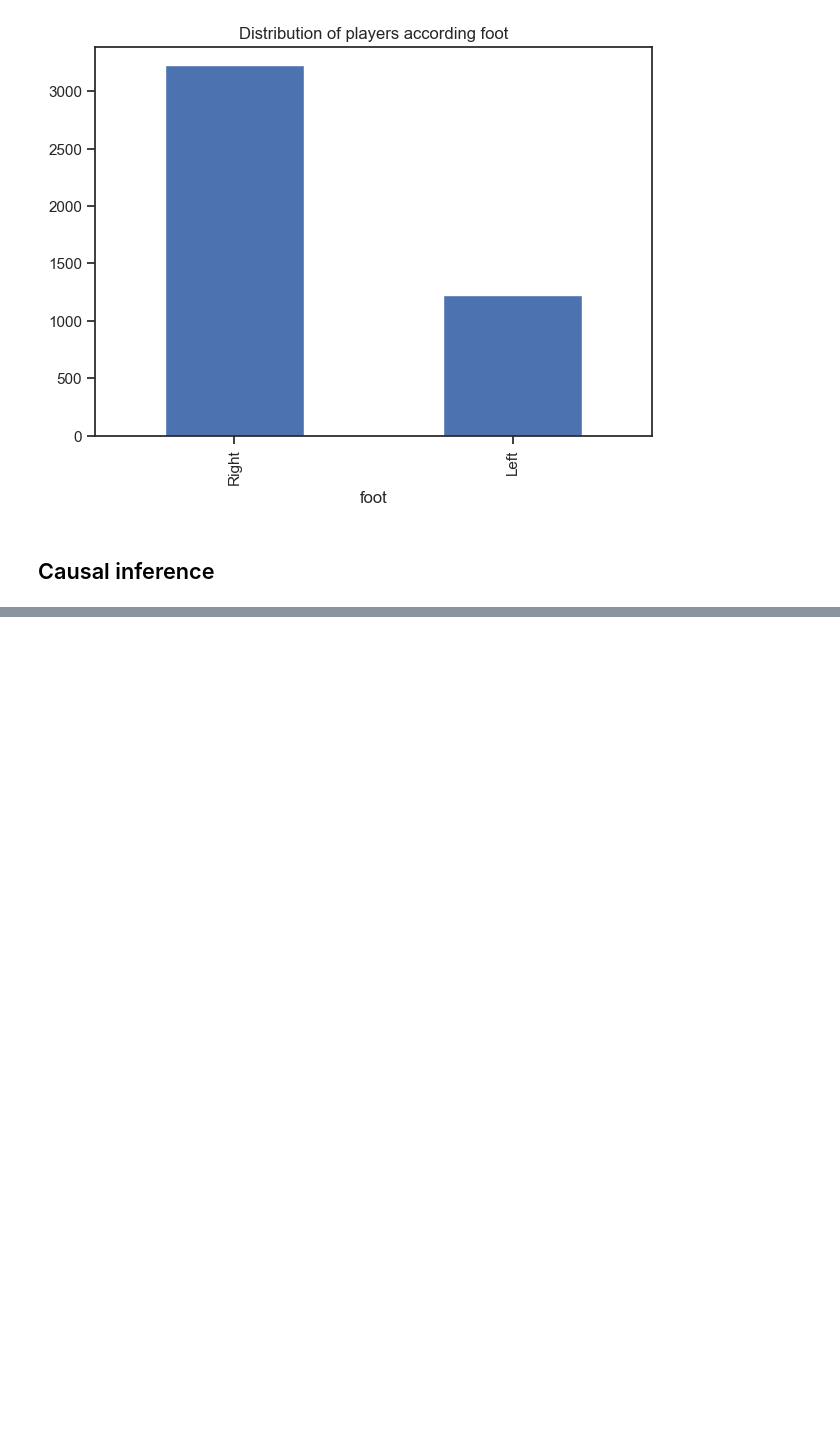
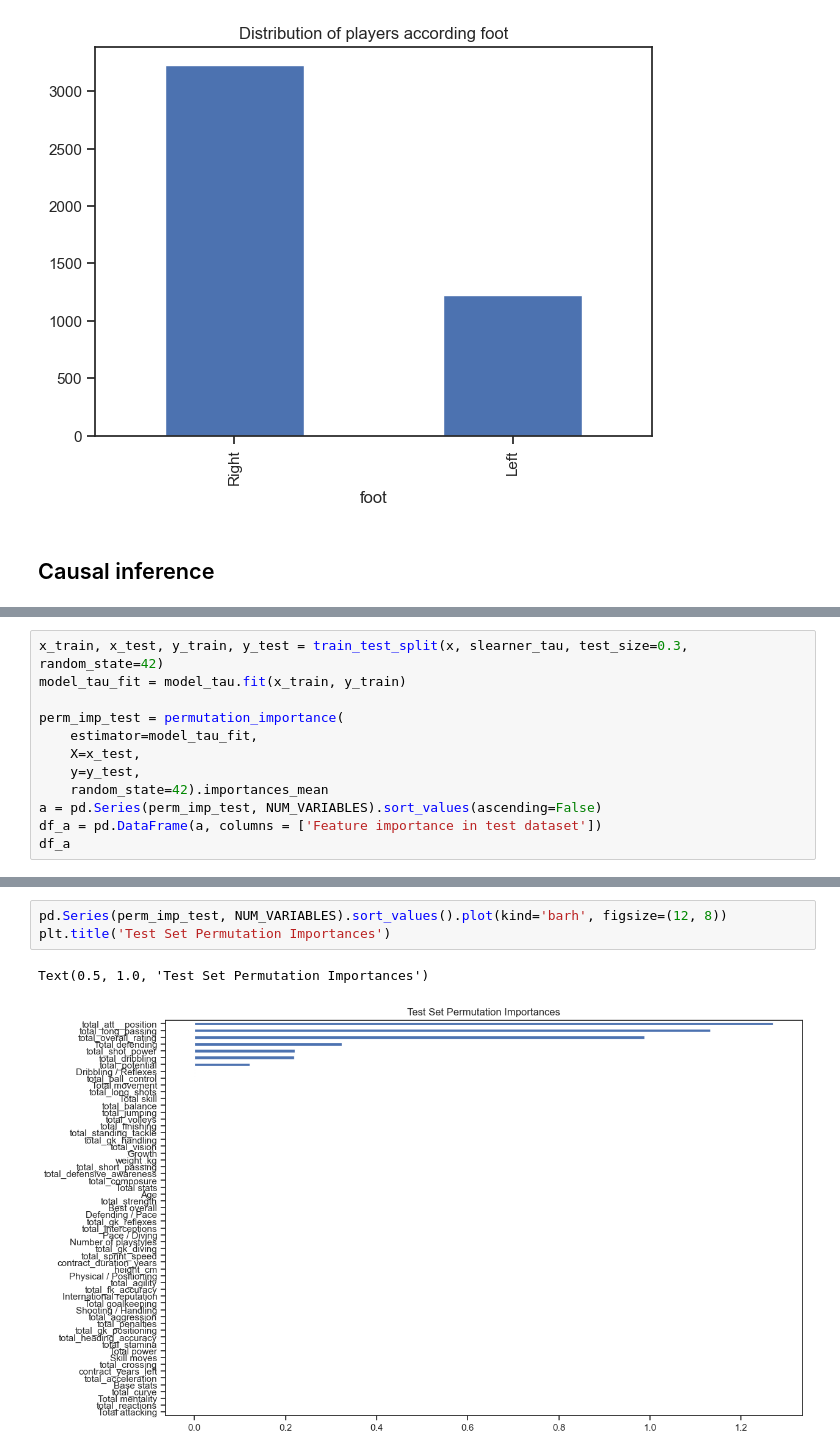
Before and after one commit to aladelca/enterprise_data_science, a Jupyter notebook: causal_inference/causal_inference.ipynb, the cells around one changed output, grey strips where cells are left out. Drawn from its saved outputs; the diff is of its cells as text; blank space fills up the shorter version.

```diff
--- a/causal_inference/causal_inference.ipynb
+++ b/causal_inference/causal_inference.ipynb
@@ -476,0 +512,12 @@ print(y[0])
+# %%
+x_train, x_test, y_train, y_test = train_test_split(x, slearner_tau, test_size=0.3, random_state=42)
+model_tau_fit = model_tau.fit(x_train, y_train)
+
+perm_imp_test = permutation_importance(
+    estimator=model_tau_fit,
+    X=x_test,
+    y=y_test,
+    random_state=42).importances_mean
+a = pd.Series(perm_imp_test, NUM_VARIABLES).sort_values(ascending=False)
+df_a = pd.DataFrame(a, columns = ['Feature importance in test dataset'])
+df_a
@@ -476,0 +542,6 @@ print(y[0])
+# %%
+pd.Series(perm_imp_test, NUM_VARIABLES).sort_values().plot(kind='barh', figsize=(12, 8))
+plt.title('Test Set Permutation Importances')
+# %% [output]
+Text(0.5, 1.0, 'Test Set Permutation Importances')
+[figure, added]
```
Also changed, not shown: parts of 49 cells of this notebook.
